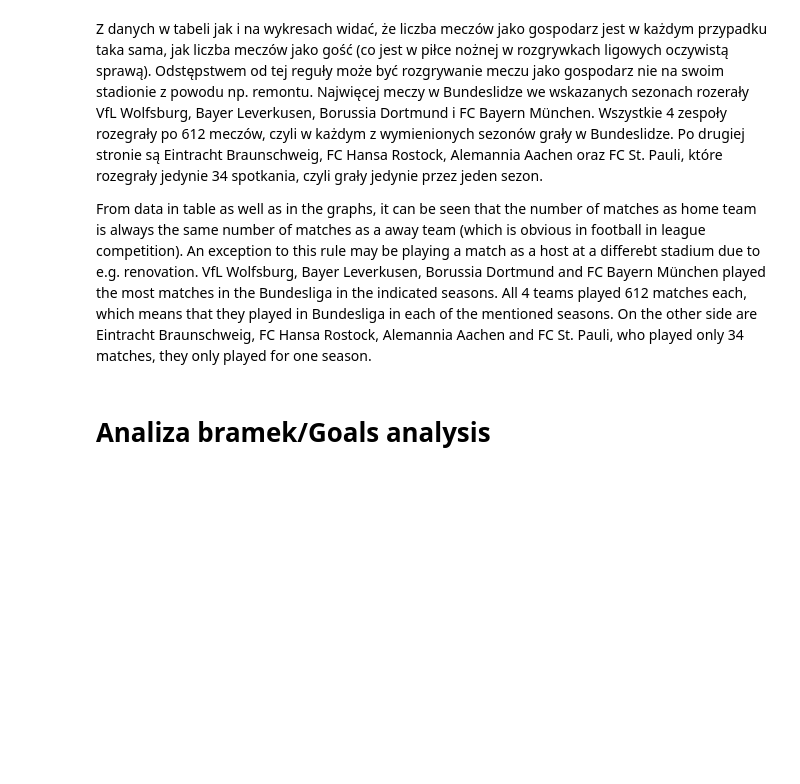
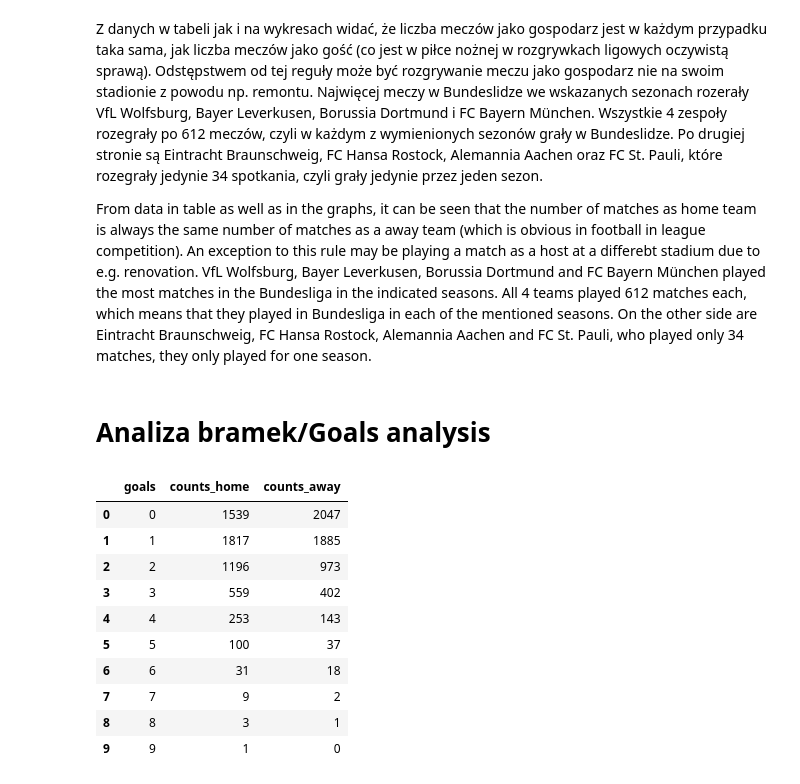
Before and after one commit to slatkowski/bundesliga_seasons_analysis, a Jupyter notebook: bundesliga_seasons_analysis.ipynb, the cells around one changed output. Cells and saved outputs as stored; diff of their text form; code cells hidden in the pictures; blank space fills up the shorter version.

Commit message:
Making goals dataframe with home and away goals and their count.

```diff
--- a/bundesliga_seasons_analysis.ipynb
+++ b/bundesliga_seasons_analysis.ipynb
@@ -406,3 +406,20 @@ df_goals_home.sort_values(by = 'goals', inplace = True)
 df_goals_away = df['goals_away'].value_counts().reset_index()
 df_goals_away.columns = ['goals', 'counts_away']
 df_goals_away.sort_values(by = 'goals', inplace = True)
+# %%
+df_goals = df_goals_home.merge(df_goals_away, on = 'goals', how = 'outer')
+df_goals.fillna(0, inplace = True)
+df_goals = df_goals.apply(lambda x: x.apply('{0:.0f}'.format))
+df_goals
+# %% [output]
+|  | goals | counts_home | counts_away |
+| 0 | 0 | 1539 | 2047 |
+| 1 | 1 | 1817 | 1885 |
+| 2 | 2 | 1196 | 973 |
+| 3 | 3 | 559 | 402 |
+| 4 | 4 | 253 | 143 |
+| 5 | 5 | 100 | 37 |
+| 6 | 6 | 31 | 18 |
+| 7 | 7 | 9 | 2 |
+| 8 | 8 | 3 | 1 |
+| 9 | 9 | 1 | 0 |
```
